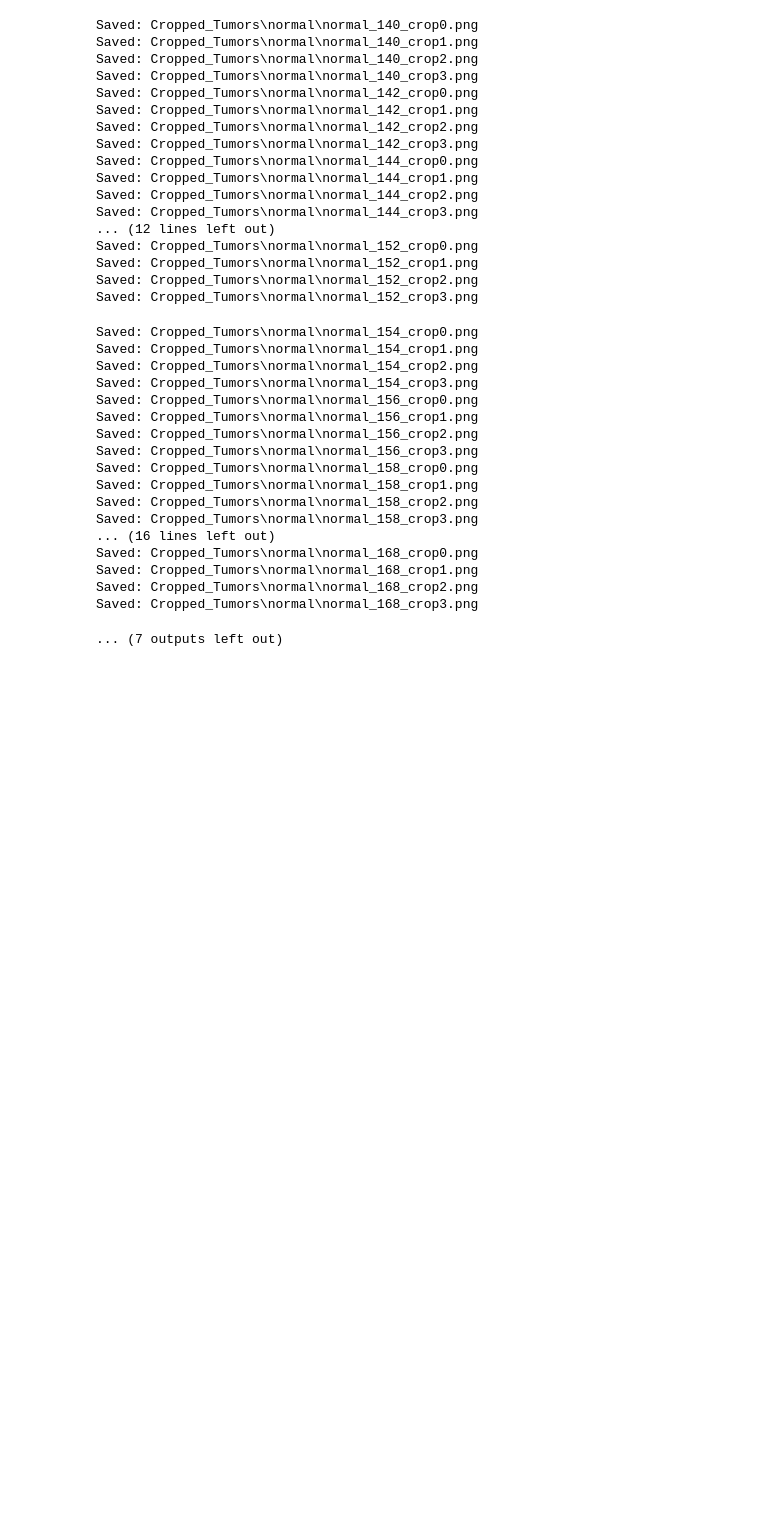
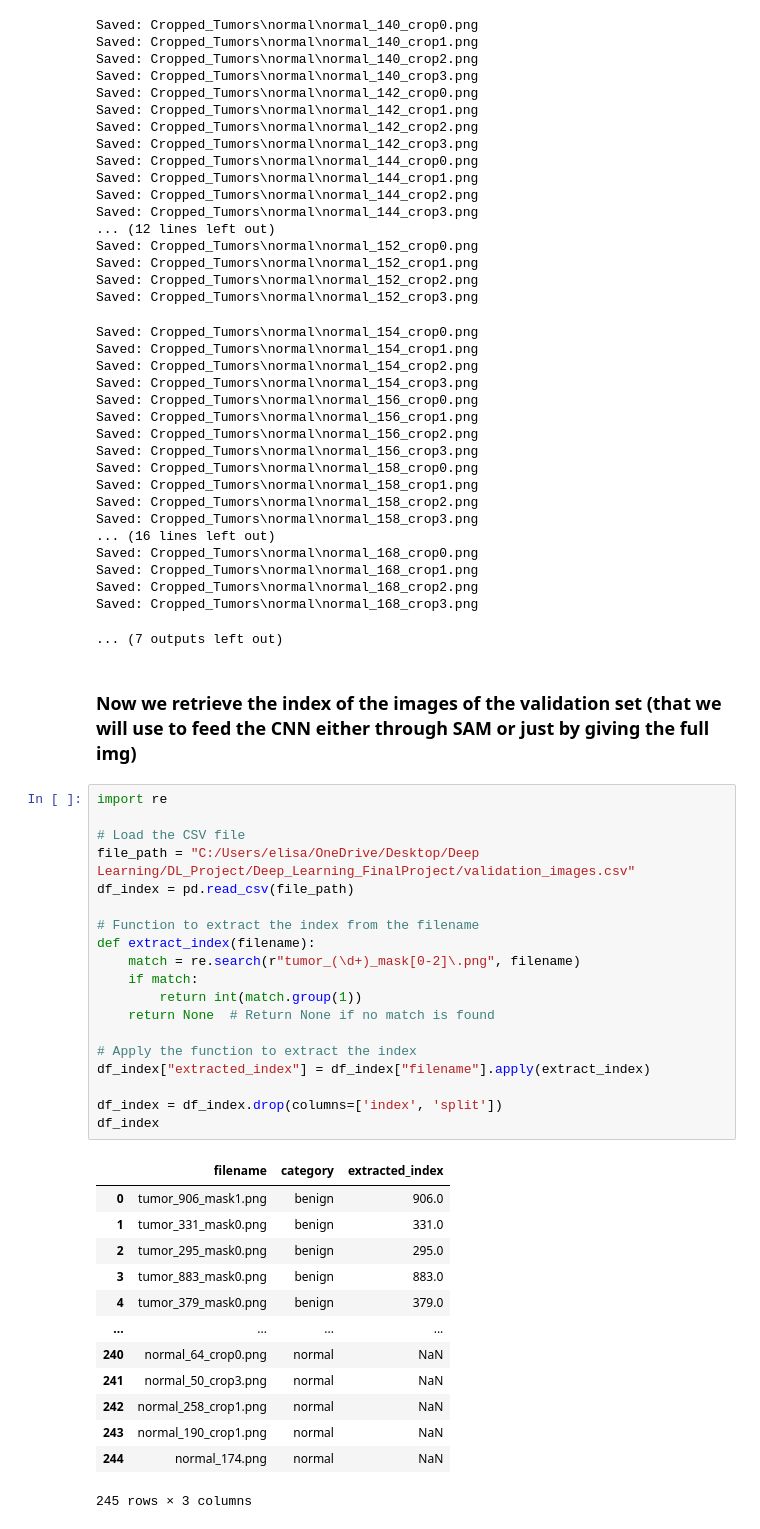
Before and after one commit to victorsobottka/Deep_Learning_FinalProject, a Jupyter notebook: DL_FinalProject_cropped.ipynb, the cells around one changed output. Cells and saved outputs as stored; diff of their text form; blank space fills up the shorter version.

Commit message:
indexed for test images

```diff
--- a/DL_FinalProject_cropped.ipynb
+++ b/DL_FinalProject_cropped.ipynb
@@ -618,3 +618,38 @@ Saved: Cropped_Tumors\normal\normal_168_crop1.png
 Saved: Cropped_Tumors\normal\normal_168_crop2.png
 Saved: Cropped_Tumors\normal\normal_168_crop3.png
 ... (7 outputs left out)
+# %% [markdown]
+### Now we retrieve the index of the images of the validation set (that we will use to feed the CNN either through SAM or just by giving the full img)
+# %%
+import re
+
+# Load the CSV file
+file_path = "C:/Users/elisa/OneDrive/Desktop/Deep Learning/DL_Project/Deep_Learning_FinalProject/validation_images.csv"
+df_index = pd.read_csv(file_path)
+
+# Function to extract the index from the filename
+def extract_index(filename):
+    match = re.search(r"tumor_(\d+)_mask[0-2]\.png", filename)
+    if match:
+        return int(match.group(1))
+    return None  # Return None if no match is found
+
+# Apply the function to extract the index
+df_index["extracted_index"] = df_index["filename"].apply(extract_index)
+
+df_index = df_index.drop(columns=['index', 'split'])
+df_index
+# %% [output]
+|  | filename | category | extracted_index |
+| 0 | tumor_906_mask1.png | benign | 906.0 |
+| 1 | tumor_331_mask0.png | benign | 331.0 |
+| 2 | tumor_295_mask0.png | benign | 295.0 |
+| 3 | tumor_883_mask0.png | benign | 883.0 |
+| 4 | tumor_379_mask0.png | benign | 379.0 |
+| ... | ... | ... | ... |
+| 240 | normal_64_crop0.png | normal | NaN |
+| 241 | normal_50_crop3.png | normal | NaN |
+| 242 | normal_258_crop1.png | normal | NaN |
+| 243 | normal_190_crop1.png | normal | NaN |
+| 244 | normal_174.png | normal | NaN |
+245 rows × 3 columns
```
Also changed, not shown: parts of 3 cells of this notebook, 3 other files.
